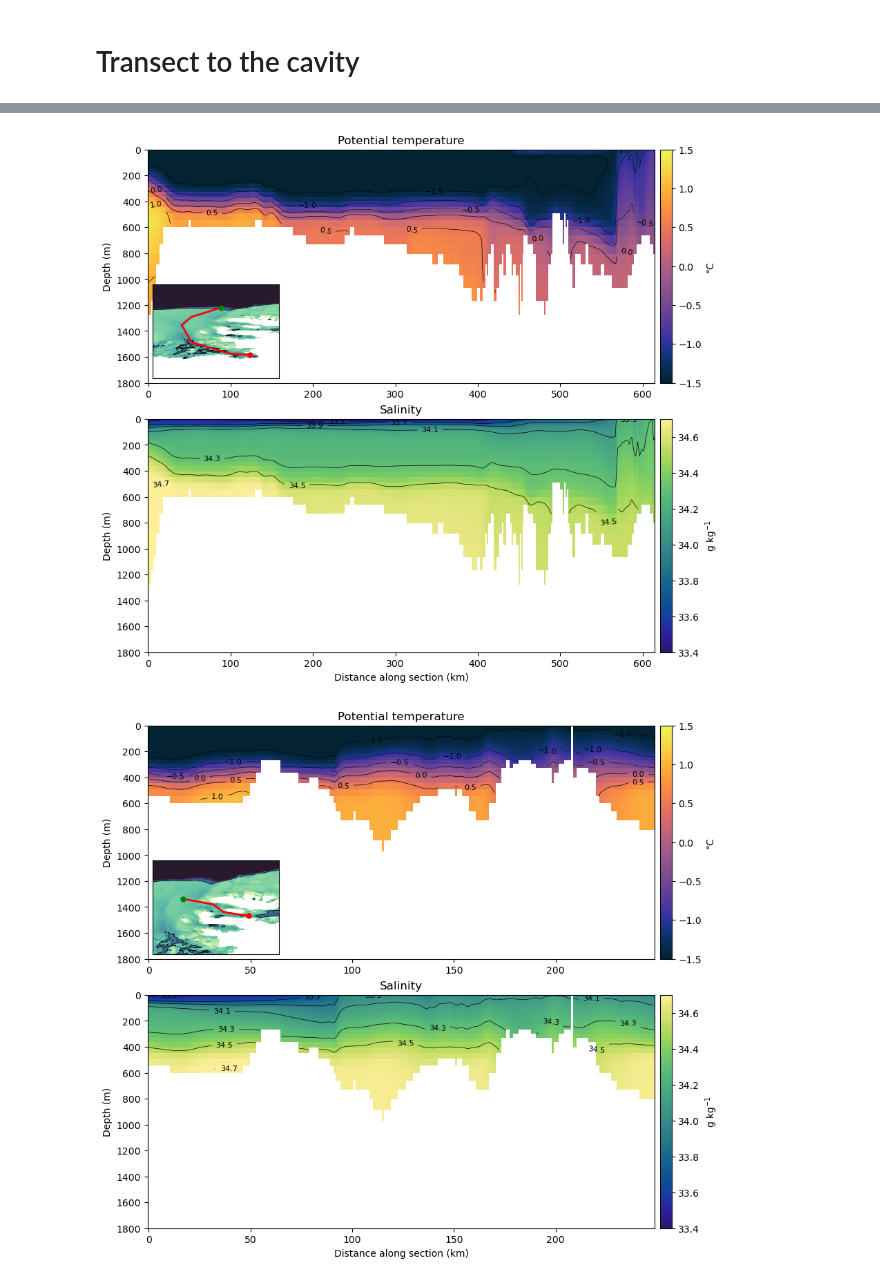
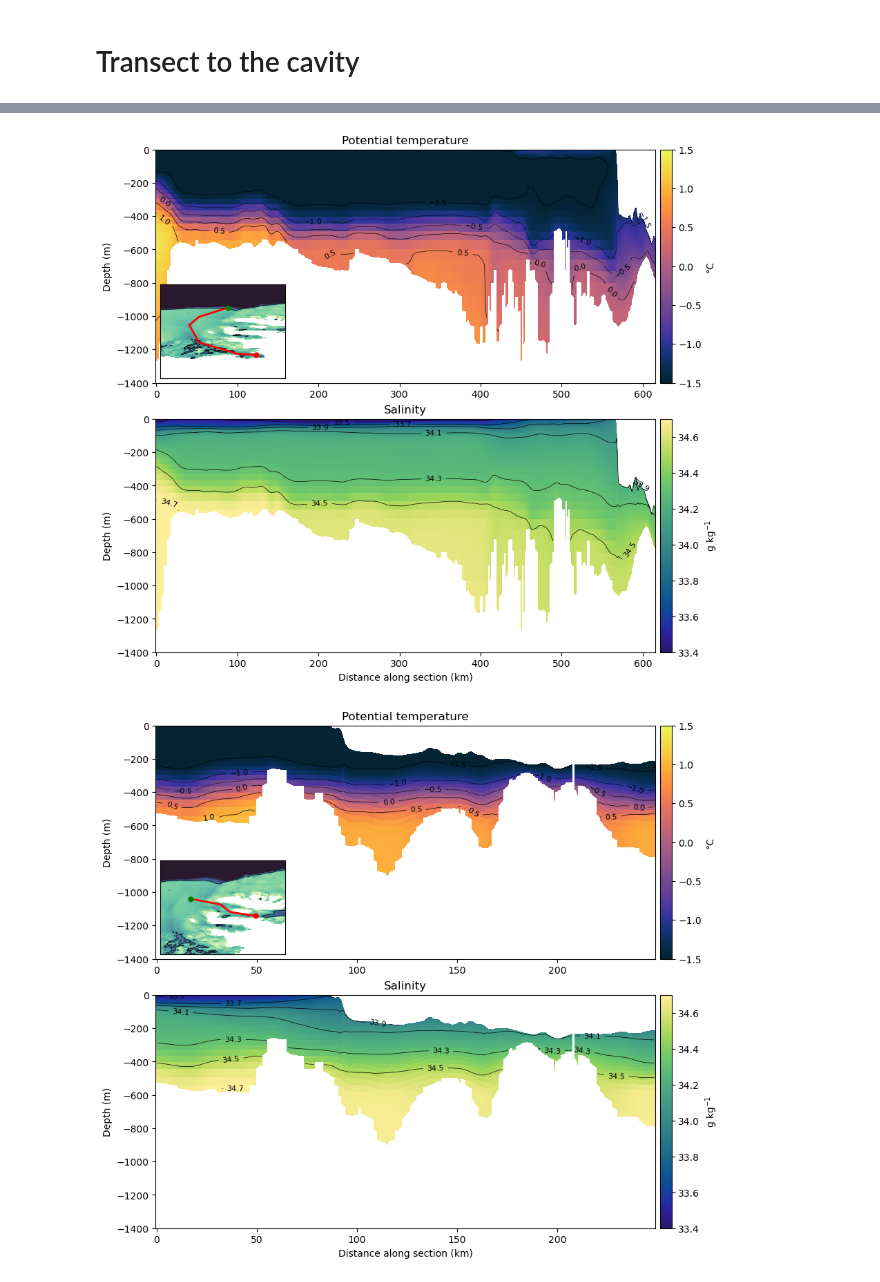
Before and after one commit to claireyung/mom6-panAn-iceshelf-tools, a Jupyter notebook: evaluation/local-melt-evaluation/local-melt-amundsen-eval.ipynb, the cells around one changed output, grey strips where cells are left out. Drawn from its saved outputs; the diff is of its cells as text; code cells hidden in the pictures.

```diff
--- a/evaluation/local-melt-evaluation/local-melt-amundsen-eval.ipynb
+++ b/evaluation/local-melt-evaluation/local-melt-amundsen-eval.ipynb
@@ -177,7 +177,19 @@ lon_slice_Amundsen = slice(-150,-95) #setting the AMundsen slice
 # %% [markdown]
 # Make masks
 # %%
+import xgcm
 Static = xr.open_dataset('/g/data/ik11/outputs/access-rom3-panan/MC_4km_jra_iaf+regionalpanan+isf/output000/access-om3.mom6.static.nc')
+
+grid = xgcm.Grid(Static,
+                 coords = {"x":{"center":"xh","outer":"xq"},
+                             "y":{"center":"yh","outer":"yq"}},
+                 periodic = "x",
+                 autoparse_metadata = False)
+
+e = xr.open_dataset('/scratch/oz91/akm157/access-om3/archive/access-rom3-panan4km-iceshelf/output038/access-om3.mom6.3d.e.z.1mon.mean.1978.nc')
+layer_interfaces = e.e.isel(time = 0)
+e_on_yq = grid.interp(layer_interfaces,"y")
+
 mask_ocean = Static.wet.sel(yh=lat_slice,xh=lon_slice_Amundsen).compute()
 mask_ocean_nan = mask_ocean.where(mask_ocean)
 mask_ocean_nan.plot()
@@ -301,6 +313,6 @@ vertical transect into the cavity. What is temperature in the cavity and how wel
 # Transect to the cavity
 # %%
 #Potential Temperature
-temp = xr.open_mfdataset('/scratch/oz91/akm157/access-om3/archive/access-rom3-panan4km-iceshelf/output*/access-om3.mom6.3d.temp.z.1mon.mean.1979.nc').temp.sel(yh=lat_slice,xh=lon_slice_Amundsen)
-salt = xr.open_mfdataset('/scratch/oz91/akm157/access-om3/archive/access-rom3-panan4km-iceshelf/output*/access-om3.mom6.3d.salt.z.1mon.mean.1979.nc').salt.sel(yh=lat_slice,xh=lon_slice_Amundsen)
+temp = xr.open_mfdataset('/scratch/oz91/akm157/access-om3/archive/access-rom3-panan4km-iceshelf/output*/access-om3.mom6.3d.temp.z.1mon.mean.1978.nc').temp.sel(yh=lat_slice,xh=lon_slice_Amundsen)
+salt = xr.open_mfdataset('/scratch/oz91/akm157/access-om3/archive/access-rom3-panan4km-iceshelf/output*/access-om3.mom6.3d.salt.z.1mon.mean.1978.nc').salt.sel(yh=lat_slice,xh=lon_slice_Amundsen)
 # %%
@@ -381,23 +447,28 @@ yy=[-71,-71.8,-72.5,-74,-75,-75.1]
 fig = plt.figure(figsize=(9,8), constrained_layout=True)
 gs = gridspec.GridSpec(2,1,figure=fig)
 
-temp_sec, lon, lat, dist = mom6_section(temp.mean("time"), xx, yy)
-salt_sec, lon, lat, dist = mom6_section(salt.mean("time"), xx, yy)
+temp_sec, dist_edge, eta_edge, eta, lon, lat, dist = mom6_section(temp.mean("time"), e.isel(time=0), xx, yy)
+salt_sec, dist_edge, eta_edge, eta, lon, lat, dist = mom6_section(salt.mean("time"), e.isel(time=0), xx, yy)
+# yes i know this is a hack, but i just want to get this working.
+X, Y = np.meshgrid(dist_edge/1000, np.arange(eta_edge.shape[0]))
+Y = eta_edge
+Xc = 0.5*(X[:-1,:-1] + X[1:,1:])
+Yc = 0.5*(Y[:-1,:-1] + Y[1:,1:])
 
 # Temperature
 ax = fig.add_subplot(gs[0])
 
-im = ax.pcolormesh(dist/1000, temp_sec.z_l, temp_sec.values.T.T,
+im = ax.pcolormesh(dist_edge/1000, eta_edge, temp_sec.values,
                    shading="auto", cmap=cmocean.cm.thermal,
                    vmin=-1.5, vmax=1.5)
 
-co = ax.contour(dist/1000, temp_sec.z_l, temp_sec.values.T.T,
+co = ax.contour(Xc, Yc, temp_sec.values,
                 levels=[-1.5,-1,-0.5,0,0.5,1],
                 colors='k', linewidths=0.5)
 
 ax.clabel(co, fontsize=8)
-ax.invert_yaxis()
-ax.set_ylim(1800,0)
+# ax.invert_yaxis()
+ax.set_ylim(-1400,0)
 ax.set_ylabel("Depth (m)")
 ax.set_title("Potential temperature")
 plt.colorbar(im, ax=ax, pad=0.01, label="°C")
@@ -428,17 +499,17 @@ axins.set_yticks([])
 # Salinity
 ax = fig.add_subplot(gs[1])
 
-im = ax.pcolormesh(dist/1000, salt_sec.z_l, salt_sec.values.T.T,
+im = ax.pcolormesh(dist_edge/1000, eta_edge, salt_sec.values,
                    shading="auto", cmap=cmocean.cm.haline,
                    vmin=33.4, vmax=34.7)
 
-co = ax.contour(dist/1000, salt_sec.z_l, salt_sec.values.T.T,
+co = ax.contour(Xc, Yc, salt_sec.values,
                 levels=np.arange(33.5,34.8,0.2),
                 colors='k', linewidths=0.5)
 
 ax.clabel(co, fontsize=8)
-ax.invert_yaxis()
-ax.set_ylim(1800,0)
+# ax.invert_yaxis()
+ax.set_ylim(-1400,0)
 ax.set_xlabel("Distance along section (km)")
 ax.set_ylabel("Depth (m)")
 ax.set_title("Salinity")
@@ -446,32 +517,36 @@ plt.colorbar(im, ax=ax, pad=0.01, label="g kg$^{-1}$")
 
 plt.show()
 # %% [output]
-[figure, old version]
+[figure, new version]
 # %%
 
 xx=[-105,-102,-101,-98.5]
 yy=[-72,-72.3,-72.7,-72.9]
-
 fig = plt.figure(figsize=(9,8), constrained_layout=True)
 gs = gridspec.GridSpec(2,1,figure=fig)
 
-temp_sec, lon, lat, dist = mom6_section(temp.mean("time"), xx, yy)
-salt_sec, lon, lat, dist = mom6_section(salt.mean("time"), xx, yy)
+temp_sec, dist_edge, eta_edge, eta, lon, lat, dist = mom6_section(temp.mean("time"), e.isel(time=0), xx, yy)
+salt_sec, dist_edge, eta_edge, eta, lon, lat, dist = mom6_section(salt.mean("time"), e.isel(time=0), xx, yy)
+# yes i know this is a hack, but i just want to get this working.
+X, Y = np.meshgrid(dist_edge/1000, np.arange(eta_edge.shape[0]))
+Y = eta_edge
+Xc = 0.5*(X[:-1,:-1] + X[1:,1:])
+Yc = 0.5*(Y[:-1,:-1] + Y[1:,1:])
 
 # Temperature
 ax = fig.add_subplot(gs[0])
 
-im = ax.pcolormesh(dist/1000, temp_sec.z_l, temp_sec.values.T.T,
+im = ax.pcolormesh(dist_edge/1000, eta_edge, temp_sec.values,
                    shading="auto", cmap=cmocean.cm.thermal,
                    vmin=-1.5, vmax=1.5)
 
-co = ax.contour(dist/1000, temp_sec.z_l, temp_sec.values.T.T,
+co = ax.contour(Xc, Yc, temp_sec.values,
                 levels=[-1.5,-1,-0.5,0,0.5,1],
                 colors='k', linewidths=0.5)
 
 ax.clabel(co, fontsize=8)
-ax.invert_yaxis()
-ax.set_ylim(1800,0)
+# ax.invert_yaxis()
+ax.set_ylim(-1400,0)
 ax.set_ylabel("Depth (m)")
 ax.set_title("Potential temperature")
 plt.colorbar(im, ax=ax, pad=0.01, label="°C")
@@ -489,35 +564,35 @@ axins.plot(xx[-1], yy[-1], 'ro', ms=5)
 
 # for i, (x, y) in enumerate(zip(xx, yy)):
 #     axins.text(x, y, str(i+1), fontsize=8, ha='center', va='bottom')
 
 axins.set_xlim(min(xx)-3, max(xx)+3)
 axins.set_ylim(min(yy)-2, max(yy)+2)
 axins.set_xlabel("")
 axins.set_ylabel("")
 axins.set_xticks([])
 axins.set_yticks([])
 # axins.set_title("Transect", fontsize=9)
 
 
 # Salinity
 ax = fig.add_subplot(gs[1])
 
-im = ax.pcolormesh(dist/1000, salt_sec.z_l, salt_sec.values.T.T,
+im = ax.pcolormesh(dist_edge/1000, eta_edge, salt_sec.values,
                    shading="auto", cmap=cmocean.cm.haline,
                    vmin=33.4, vmax=34.7)
 
-co = ax.contour(dist/1000, salt_sec.z_l, salt_sec.values.T.T,
+co = ax.contour(Xc, Yc, salt_sec.values,
                 levels=np.arange(33.5,34.8,0.2),
                 colors='k', linewidths=0.5)
 
 ax.clabel(co, fontsize=8)
-ax.invert_yaxis()
-ax.set_ylim(1800,0)
+# ax.invert_yaxis()
+ax.set_ylim(-1400,0)
 ax.set_xlabel("Distance along section (km)")
 ax.set_ylabel("Depth (m)")
 ax.set_title("Salinity")
 plt.colorbar(im, ax=ax, pad=0.01, label="g kg$^{-1}$")
 
 plt.show()
 # %% [output]
-[figure, old version]
+[figure, new version]
```
Also changed, not shown: parts of 10 cells of this notebook.
